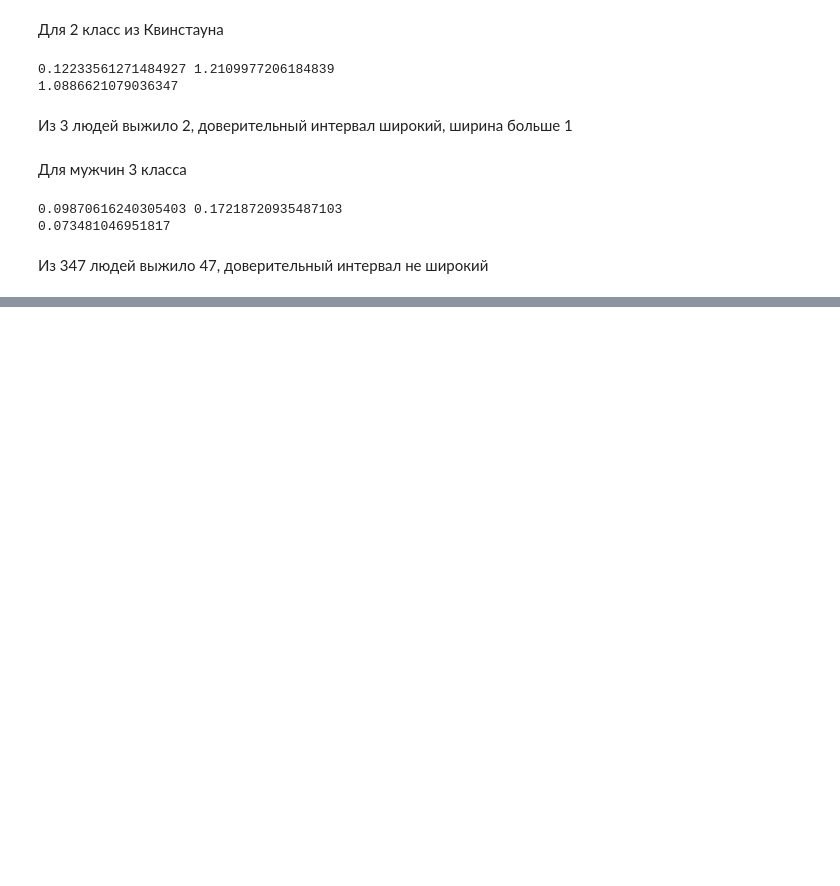
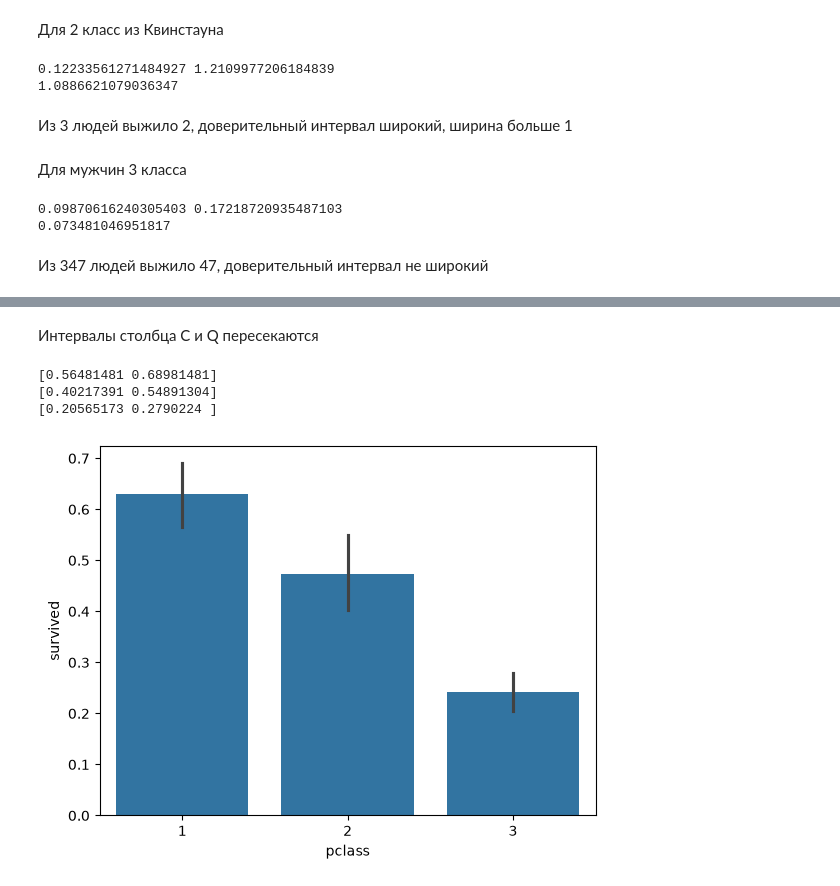
Before and after one commit to Hajime-bit1337/ml-journey, a Jupyter notebook: notebooks/09_confidence_intervals.ipynb, the cells around one changed output, grey strips where cells are left out. Saved outputs shown, nothing was run; the diff lists cells and outputs as text; code cells hidden in the pictures; blank space fills up the shorter version.

```diff
--- a/notebooks/09_confidence_intervals.ipynb
+++ b/notebooks/09_confidence_intervals.ipynb
@@ -90,0 +227,12 @@ print((p + 2 * SE) - (p - 2 * SE))
+# %% [markdown]
+Интервалы столбца C и Q пересекаются
+# %%
+fig, ax = plt.subplots()
+sns.barplot(data=df, x='pclass', y='survived', errorbar=('ci', 95), ax=ax)
+for line in ax.lines:
+    print(line.get_ydata())
+# %% [output]
+[0.56481481 0.68981481]
+[0.40217391 0.54891304]
+[0.20565173 0.2790224 ]
+[figure, added]
```
Also changed, not shown: parts of 30 cells of this notebook, 2 other files.
